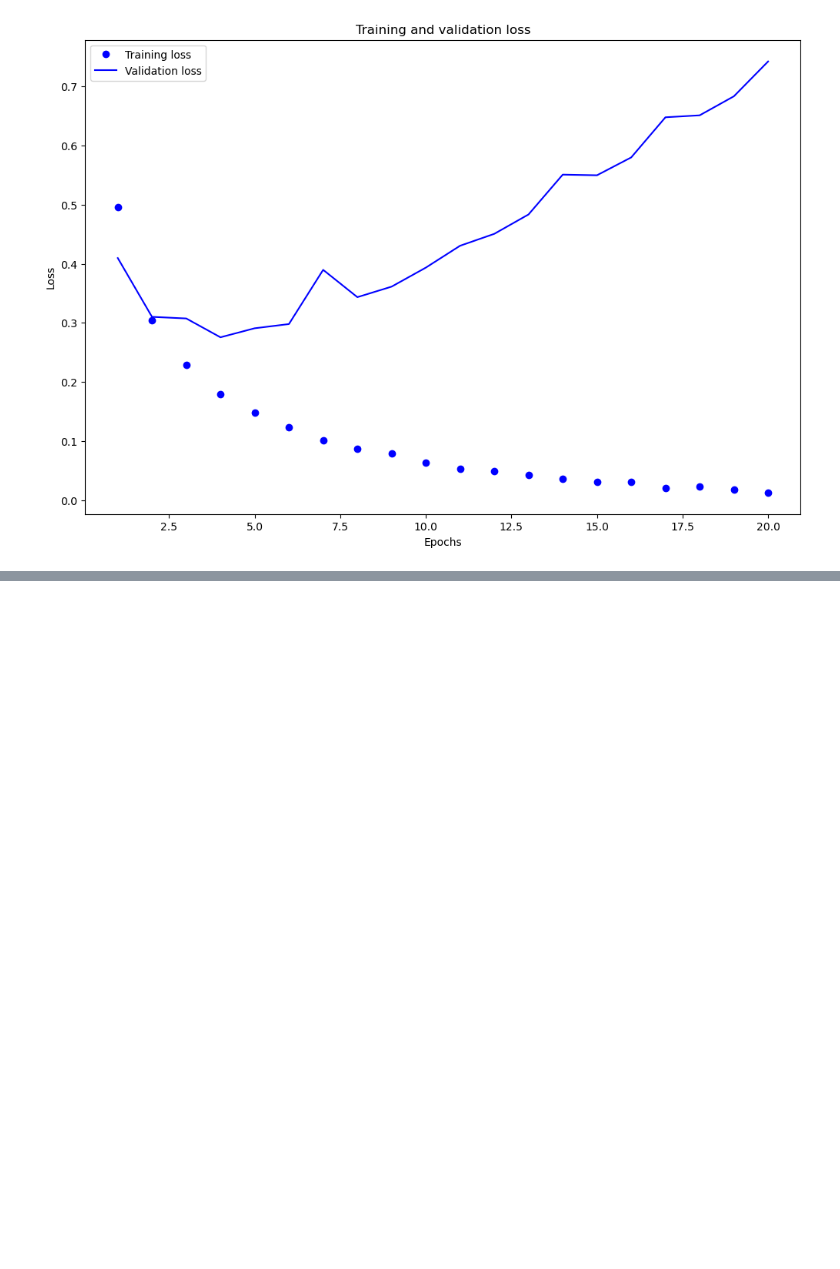
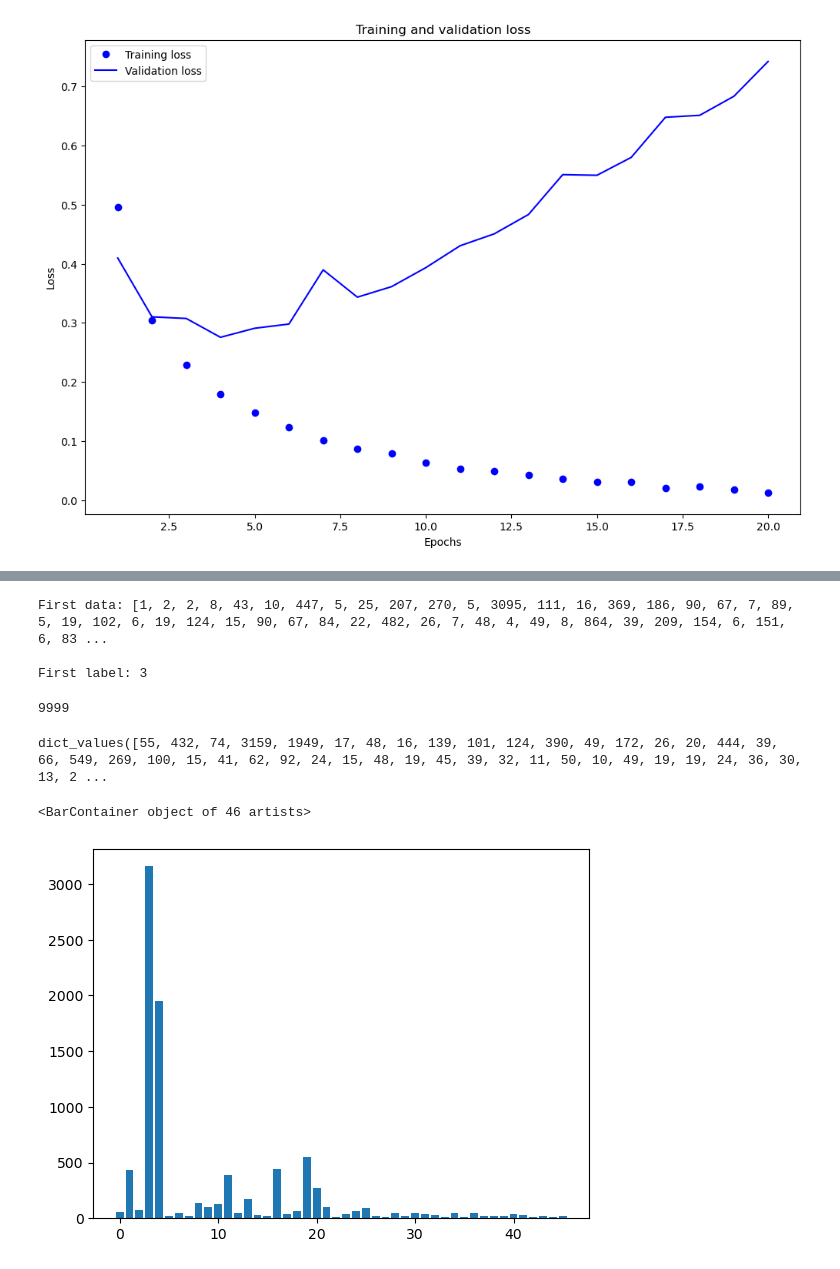
Before and after one commit to IvanLiuTW/code, a Jupyter notebook: build_neural_network.ipynb, the cells around one changed output, grey strips where cells are left out. Cells and saved outputs as stored; diff of their text form; code cells hidden in the pictures; blank space fills up the shorter version.

```diff
--- a/build_neural_network.ipynb
+++ b/build_neural_network.ipynb
@@ -208,0 +234,6 @@ ax.legend();
+# %%
+# Load data
+(train_data, train_labels), (test_data, test_labels) = reuters.load_data(num_words=10000)
+# Dataset information
+print(f"Training data shape: {train_data.shape}")
+print(f"Test data shape: {test_data.shape}")
@@ -208,0 +245,29 @@ ax.legend();
+# %%
+# Data preview
+print(f"First data: {train_data[0]}\n")
+print(f"First label: {train_labels[0]}")
+# %% [output]
+First data: [1, 2, 2, 8, 43, 10, 447, 5, 25, 207, 270, 5, 3095, 111, 16, 369, 186, 90, 67, 7, 89, 5, 19, 102, 6, 19, 124, 15, 90, 67, 84, 22, 482, 26, 7, 48, 4, 49, 8, 864, 39, 209, 154, 6, 151, 6, 83 ...
+
+First label: 3
+# %%
+# Double check if the words are the top 10000
+max([max(sequence) for sequence in train_data])
+# %% [output]
+9999
+# %%
+# Exploe training labels
+label_count = {key: 0 for key in range(46)}
+for i in train_labels:
+    label_count[i] += 1
+# %%
+label_count.values()
+# %% [output]
+dict_values([55, 432, 74, 3159, 1949, 17, 48, 16, 139, 101, 124, 390, 49, 172, 26, 20, 444, 39, 66, 549, 269, 100, 15, 41, 62, 92, 24, 15, 48, 19, 45, 39, 32, 11, 50, 10, 49, 19, 19, 24, 36, 30, 13, 2 ...
+# %%
+# See how each news topics in the dataset distributed
+# import seaborn as sns
+plt.bar(range(46), label_count.values())
+# %% [output]
+<BarContainer object of 46 artists>
+[figure, added]
```
Also changed, not shown: parts of 64 cells of this notebook.
